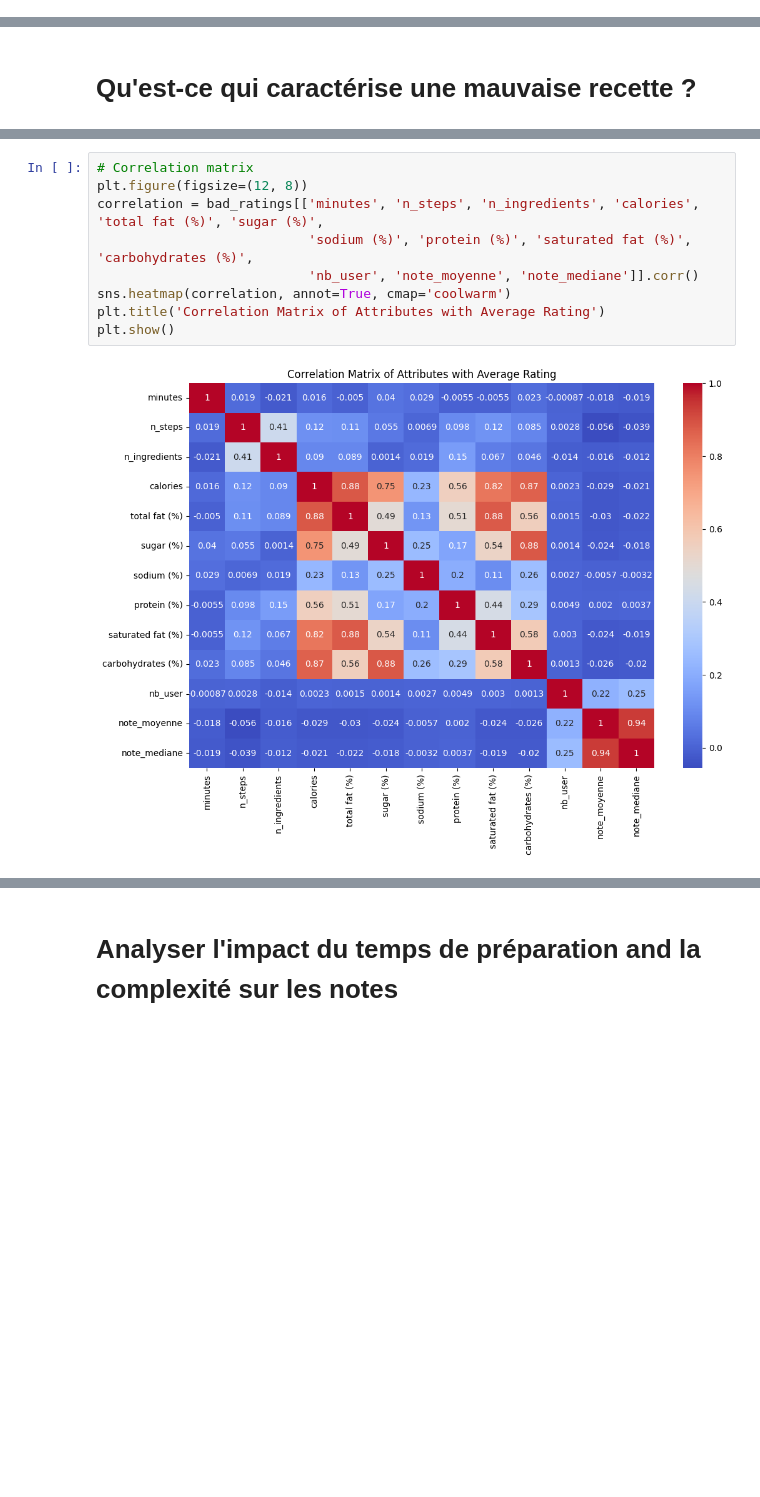
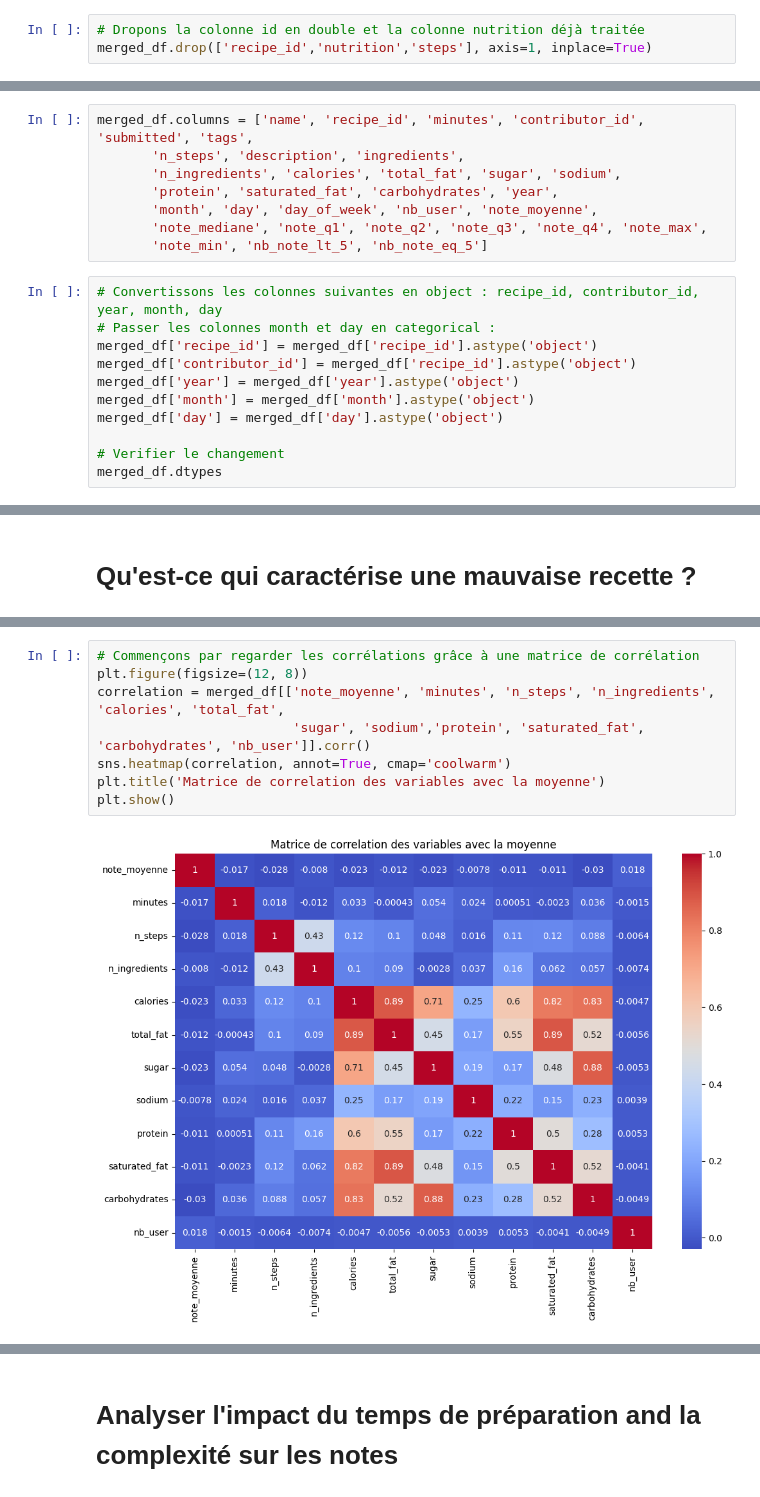
Before and after one commit to romainDonne22/cookproject, a Jupyter notebook: rating_recipe_correlation_analysis.ipynb, the cells around one changed output, grey strips where cells are left out. Drawn from its saved outputs; the diff is of its cells as text; blank space fills up the shorter version.

```diff
--- a/rating_recipe_correlation_analysis.ipynb
+++ b/rating_recipe_correlation_analysis.ipynb
@@ -67,0 +73,3 @@ dtype: int64
+# %%
+# Dropons la colonne id en double et la colonne nutrition déjà traitée
+merged_df.drop(['recipe_id','nutrition','steps'], axis=1, inplace=True)
@@ -67,0 +110,19 @@ dtype: int64
+# %%
+merged_df.columns = ['name', 'recipe_id', 'minutes', 'contributor_id', 'submitted', 'tags',
+       'n_steps', 'description', 'ingredients',
+       'n_ingredients', 'calories', 'total_fat', 'sugar', 'sodium',
+       'protein', 'saturated_fat', 'carbohydrates', 'year',
+       'month', 'day', 'day_of_week', 'nb_user', 'note_moyenne',
+       'note_mediane', 'note_q1', 'note_q2', 'note_q3', 'note_q4', 'note_max',
+       'note_min', 'nb_note_lt_5', 'nb_note_eq_5']
+# %%
+# Convertissons les colonnes suivantes en object : recipe_id, contributor_id, year, month, day
+# Passer les colonnes month et day en categorical :
+merged_df['recipe_id'] = merged_df['recipe_id'].astype('object')
+merged_df['contributor_id'] = merged_df['recipe_id'].astype('object')
+merged_df['year'] = merged_df['year'].astype('object')
+merged_df['month'] = merged_df['month'].astype('object')
+merged_df['day'] = merged_df['day'].astype('object')
+
+# Verifier le changement
+merged_df.dtypes
@@ -125,12 +175,11 @@ Quels sont les critères d'une mauvaise recette/contribution ? Quelles sont les
 # %%
-# Correlation matrix
+# Commençons par regarder les corrélations grâce à une matrice de corrélation
 plt.figure(figsize=(12, 8))
-correlation = bad_ratings[['minutes', 'n_steps', 'n_ingredients', 'calories', 'total fat (%)', 'sugar (%)',
-                           'sodium (%)', 'protein (%)', 'saturated fat (%)', 'carbohydrates (%)',
-                           'nb_user', 'note_moyenne', 'note_mediane']].corr()
+correlation = merged_df[['note_moyenne', 'minutes', 'n_steps', 'n_ingredients', 'calories', 'total_fat',
+                         'sugar', 'sodium','protein', 'saturated_fat', 'carbohydrates', 'nb_user']].corr()
 sns.heatmap(correlation, annot=True, cmap='coolwarm')
-plt.title('Correlation Matrix of Attributes with Average Rating')
+plt.title('Matrice de correlation des variables avec la moyenne')
 plt.show()
 # %% [output]
-[figure, old version]
+[figure, new version]
 # %% [markdown]
```
Also changed, not shown: parts of 155 cells of this notebook, 1 other file.
